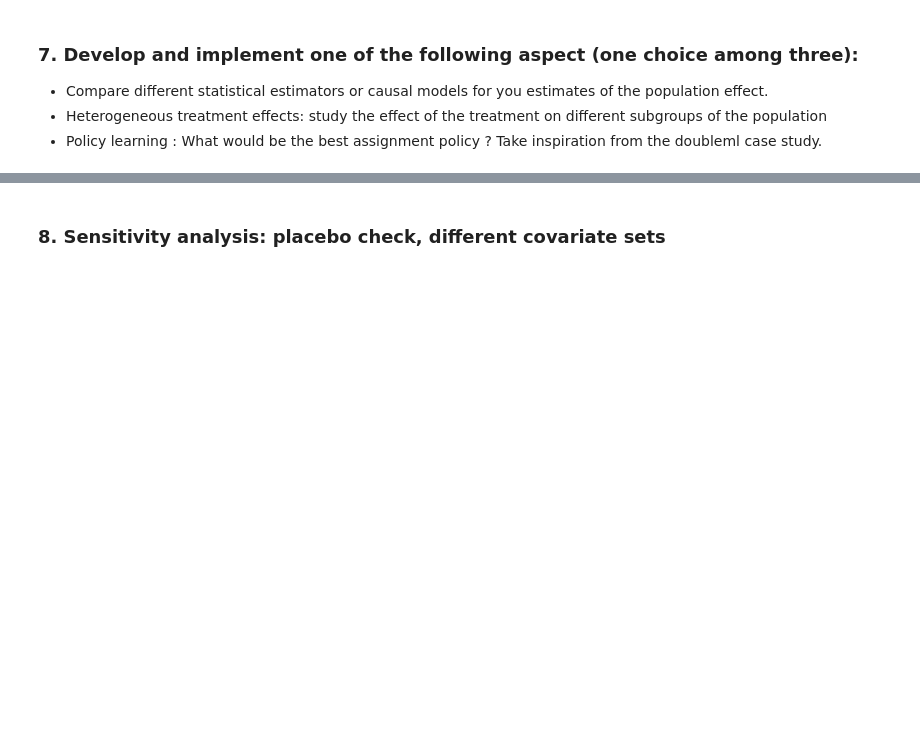
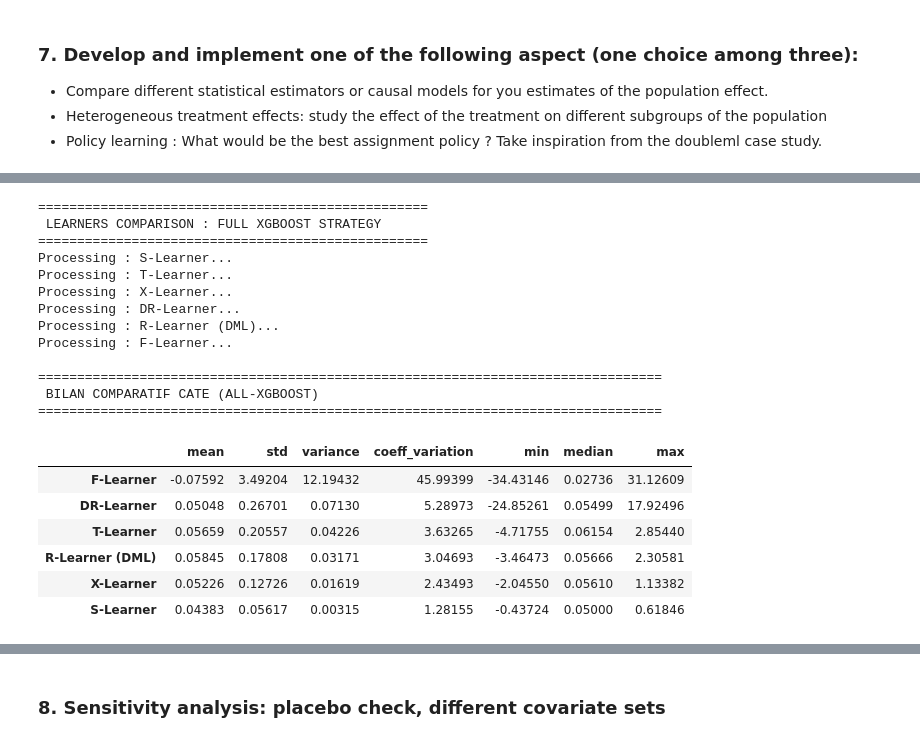
Before and after one commit to carlalucas/ml_for_econometrics, a Jupyter notebook: main.ipynb, the cells around one changed output, grey strips where cells are left out. Drawn from its saved outputs; the diff is of its cells as text; code cells hidden in the pictures; blank space fills up the shorter version.

```diff
--- a/main.ipynb
+++ b/main.ipynb
@@ -1032,0 +1135,80 @@ forest_plot(results_temporal, "Heterogeneous effects by publishing day")
+# %%
+print("==================================================")
+print(" LEARNERS COMPARISON : FULL XGBOOST STRATEGY")
+print("==================================================")
+
+# 1. Hyperparameters
+# Y
+reg_xgb = XGBRegressor(n_estimators=200, max_depth=5, learning_rate=0.05, random_state=SEED)
+# D binary
+clf_xgb = XGBClassifier(n_estimators=100, max_depth=5, learning_rate=0.1, random_state=SEED, use_label_encoder=False, eval_metric='logloss')
+
+# 2. Init of the Meta-Learners
+learners = {
+    "S-Learner": SLearner(overall_model=reg_xgb),
+    "T-Learner": TLearner(models=reg_xgb),
+    "X-Learner": XLearner(models=reg_xgb, propensity_model=clf_xgb),
+    "DR-Learner": DRLearner(model_regression=reg_xgb,
+                            model_propensity=clf_xgb,
+                            model_final=reg_xgb,
+                            cv=3),
+    "R-Learner (DML)": NonParamDML(model_y=reg_xgb,
+                                    model_t=clf_xgb,
+                                    model_final=reg_xgb,
+                                    discrete_treatment=True,
+                                    cv=3)
+}
+
+# 3. Estimation CATE
+cate_estimates = {}
+for name, learner in learners.items():
+    print(f"Processing : {name}...")
+    learner.fit(y_data, d_data, X=X_data)
+    cate_estimates[name] = learner.effect(X_data)
+
+# 4. Manual F-Learner
+print("Processing : F-Learner...")
+clf_xgb.fit(X_data, d_data)
+# Probability (propensity score) via XGBoost
+p_hat = np.clip(clf_xgb.predict_proba(X_data)[:, 1], 0.05, 0.95)
+
+y_transformed = y_data * (d_data - p_hat) / (p_hat * (1 - p_hat))
+
+# Régression finale de l'issue transformée sur X
+f_model = XGBRegressor(n_estimators=200, max_depth=4, random_state=SEED)
+f_model.fit(X_data, y_transformed)
+cate_estimates["F-Learner"] = f_model.predict(X_data)
+
+# 5. Calcul des métriques
+cate_df = pd.DataFrame(cate_estimates)
+metrics = cate_df.describe().T
+metrics['variance'] = cate_df.var()
+metrics['coeff_variation'] = metrics['std'] / np.abs(metrics['mean'])
+final_table = metrics[['mean', 'std', 'variance', 'coeff_variation', 'min', '50%', 'max']].rename(columns={'50%': 'median'})
+final_table = final_table.sort_values(by='variance', ascending=False)
+
+print("\n" + "="*80)
+print(" BILAN COMPARATIF CATE (ALL-XGBOOST)")
+print("="*80)
+display(final_table.round(5))
+# %% [output]
+==================================================
+ LEARNERS COMPARISON : FULL XGBOOST STRATEGY
+==================================================
+Processing : S-Learner...
+Processing : T-Learner...
+Processing : X-Learner...
+Processing : DR-Learner...
+Processing : R-Learner (DML)...
+Processing : F-Learner...
+
+================================================================================
+ BILAN COMPARATIF CATE (ALL-XGBOOST)
+================================================================================
+|  | mean | std | variance | coeff_variation | min | median | max |
+| F-Learner | -0.07592 | 3.49204 | 12.19432 | 45.99399 | -34.43146 | 0.02736 | 31.12609 |
+| DR-Learner | 0.05048 | 0.26701 | 0.07130 | 5.28973 | -24.85261 | 0.05499 | 17.92496 |
+| T-Learner | 0.05659 | 0.20557 | 0.04226 | 3.63265 | -4.71755 | 0.06154 | 2.85440 |
+| R-Learner (DML) | 0.05845 | 0.17808 | 0.03171 | 3.04693 | -3.46473 | 0.05666 | 2.30581 |
+| X-Learner | 0.05226 | 0.12726 | 0.01619 | 2.43493 | -2.04550 | 0.05610 | 1.13382 |
+| S-Learner | 0.04383 | 0.05617 | 0.00315 | 1.28155 | -0.43724 | 0.05000 | 0.61846 |
```
Also changed, not shown: parts of 15 cells of this notebook.
